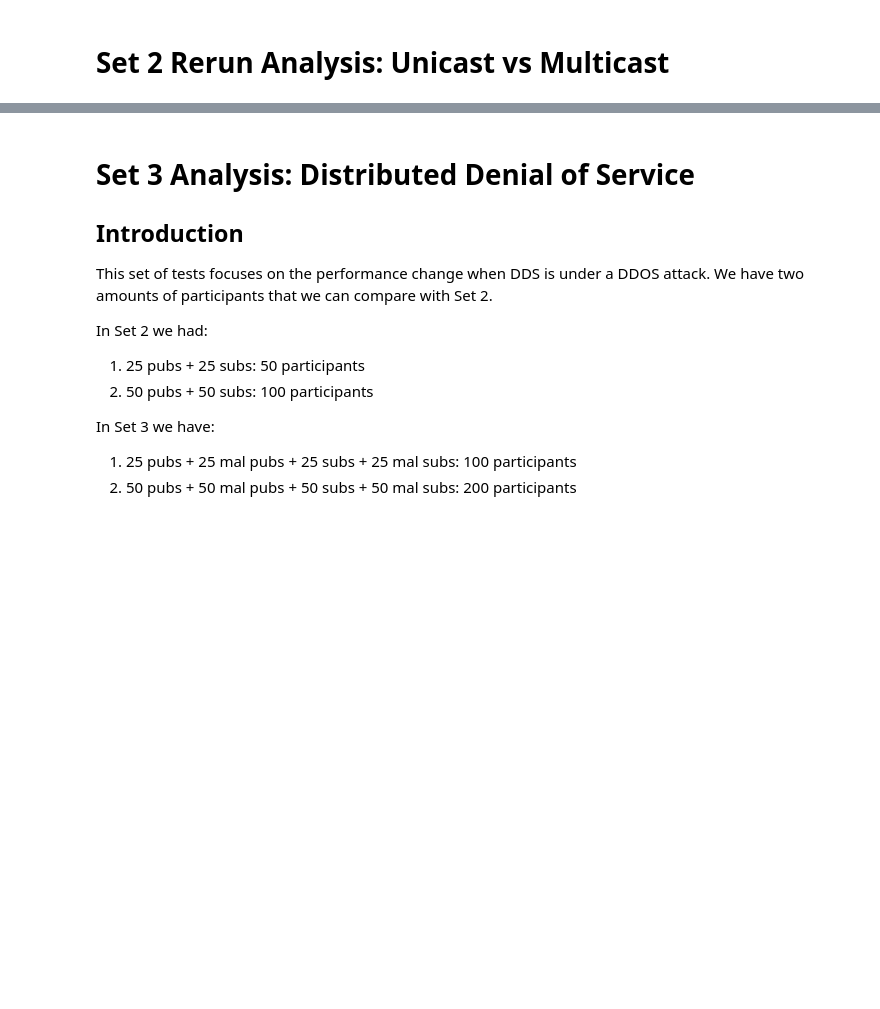
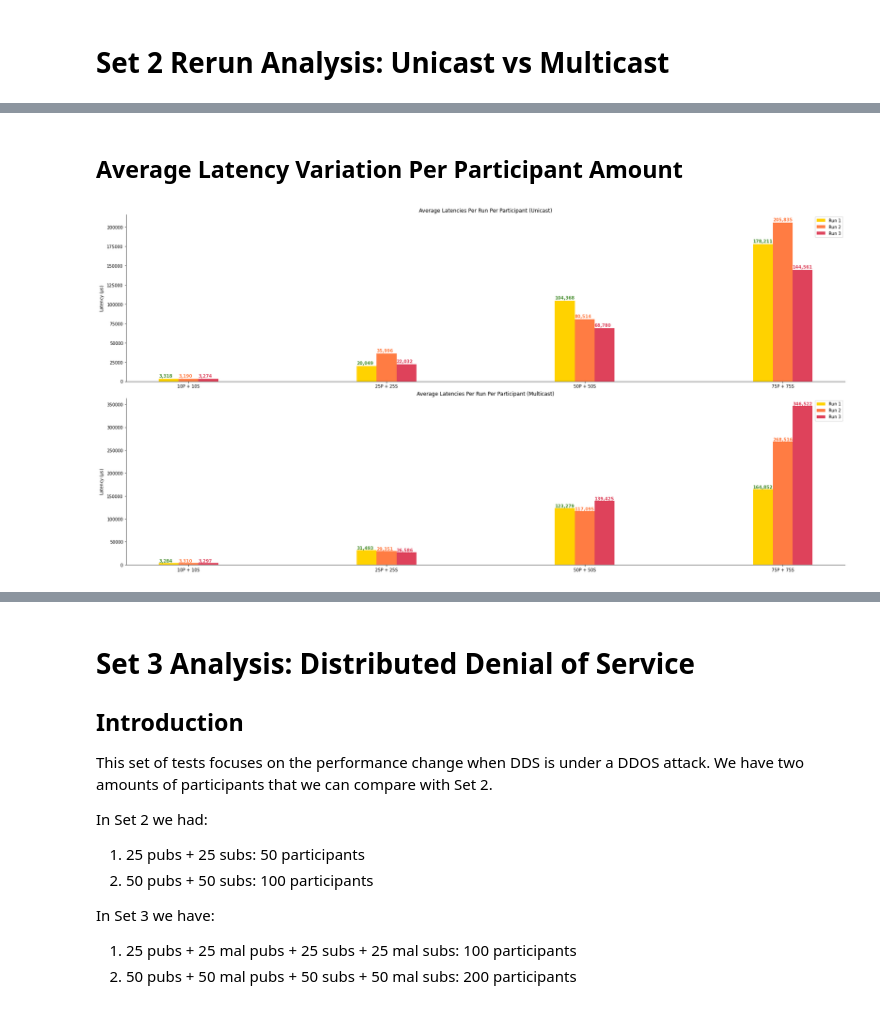
Before and after one commit to Blitz3r123/PATS-Data-Processing, a Jupyter notebook: Complete Analysis.ipynb, the cells around one changed output, grey strips where cells are left out. Cells and saved outputs as stored; diff of their text form; code cells hidden in the pictures; blank space fills up the shorter version.

```diff
--- a/Complete Analysis.ipynb
+++ b/Complete Analysis.ipynb
@@ -487,0 +312,6 @@ plt.tight_layout()
+# %% [markdown]
+## Average Latency Variation Per Participant Amount
+# %%
+s2_rerun_plot_latency_variation_per_participant()
+# %% [output]
+[figure, added]
```
Also changed, not shown: parts of 14 cells of this notebook, 2 other files.
